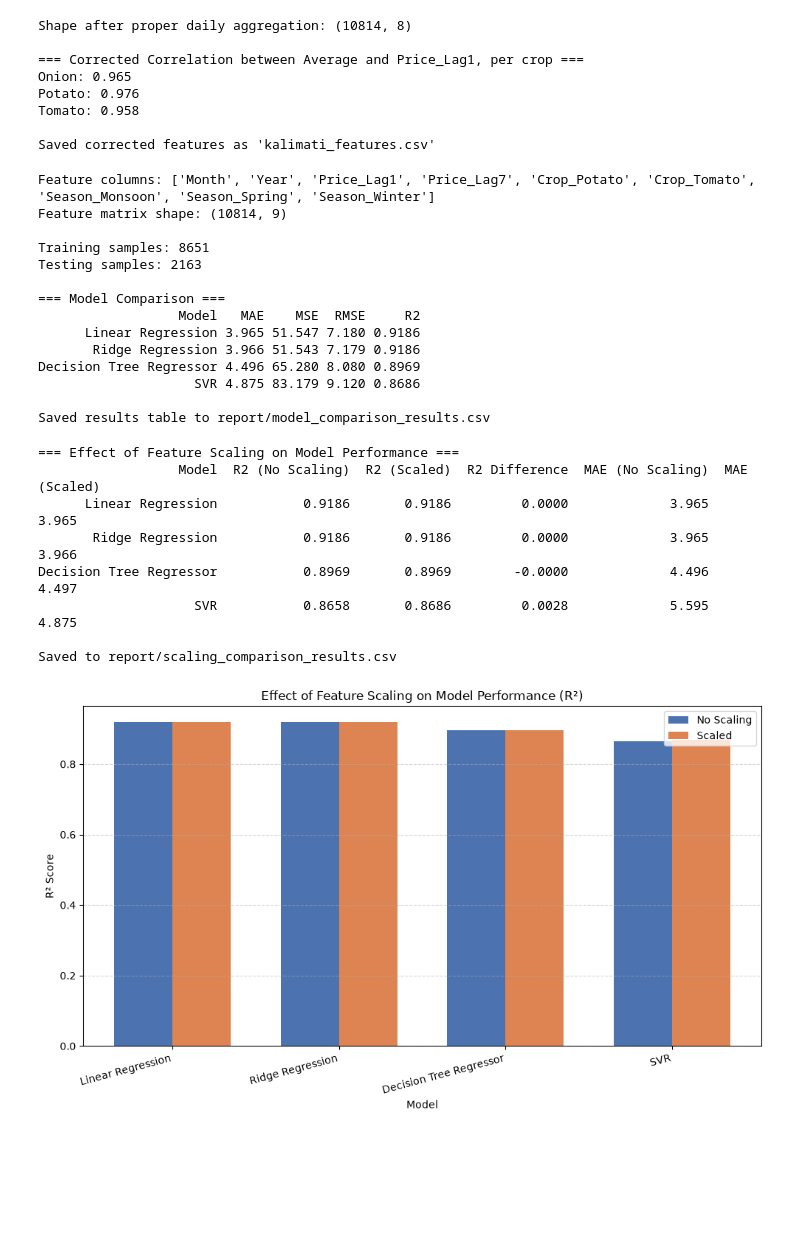
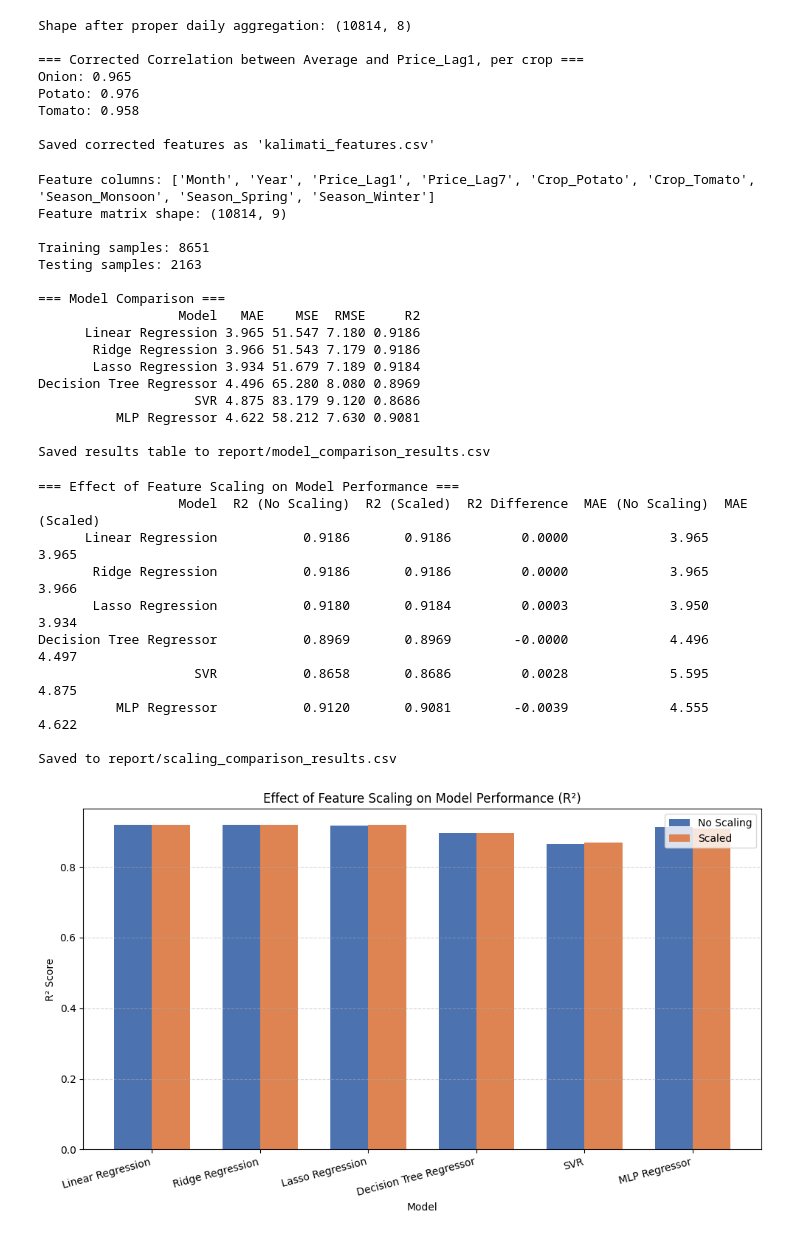
Before and after one commit to umeshshahi2026/kalimati-crop-price-prediction-machine-learning-MBL--final-assignment, a Jupyter notebook: notebooks/analysis.ipynb, the cells around one changed output. Saved outputs shown, nothing was run; the diff lists cells and outputs as text; code cells hidden in the pictures; blank space fills up the shorter version.

```diff
--- a/notebooks/analysis.ipynb
+++ b/notebooks/analysis.ipynb
@@ -276,7 +276,8 @@ Saved corrected features as 'kalimati_features.csv'
 import pandas as pd
 from sklearn.model_selection import train_test_split
 from sklearn.preprocessing import StandardScaler
-from sklearn.linear_model import LinearRegression, Ridge
+from sklearn.linear_model import LinearRegression, Ridge, Lasso
+from sklearn.neural_network import MLPRegressor
 from sklearn.tree import DecisionTreeRegressor
 from sklearn.svm import SVR
 from sklearn.metrics import mean_absolute_error, mean_squared_error, r2_score
@@ -327,8 +328,10 @@ X_test_scaled = scaler.transform(X_test)          # apply the same scale to test
 models = {
     'Linear Regression': LinearRegression(),
     'Ridge Regression': Ridge(alpha=1.0),
+    'Lasso Regression': Lasso(alpha=0.1, random_state=42),
     'Decision Tree Regressor': DecisionTreeRegressor(max_depth=8, random_state=42),
-    'SVR': SVR(kernel='rbf', C=10, epsilon=0.5)
+    'SVR': SVR(kernel='rbf', C=10, epsilon=0.5),
+    'MLP Regressor': MLPRegressor(hidden_layer_sizes=(64, 32), max_iter=500, random_state=42)
 }
 
 # ---------- Train each model and evaluate ----------
@@ -377,8 +380,10 @@ Testing samples: 2163
                   Model   MAE    MSE  RMSE     R2
       Linear Regression 3.965 51.547 7.180 0.9186
        Ridge Regression 3.966 51.543 7.179 0.9186
+       Lasso Regression 3.934 51.679 7.189 0.9184
 Decision Tree Regressor 4.496 65.280 8.080 0.8969
                     SVR 4.875 83.179 9.120 0.8686
+          MLP Regressor 4.622 58.212 7.630 0.9081
 
 Saved results table to report/model_comparison_results.csv
 # %%
@@ -390,8 +395,10 @@ scaling_results = []
 for name, model_class in [
     ('Linear Regression', LinearRegression),
     ('Ridge Regression', lambda: Ridge(alpha=1.0)),
+    ('Lasso Regression', lambda: Lasso(alpha=0.1, random_state=42)),
     ('Decision Tree Regressor', lambda: DecisionTreeRegressor(max_depth=8, random_state=42)),
-    ('SVR', lambda: SVR(kernel='rbf', C=10, epsilon=0.5))
+    ('SVR', lambda: SVR(kernel='rbf', C=10, epsilon=0.5)),
+    ('MLP Regressor', lambda: MLPRegressor(hidden_layer_sizes=(64, 32), max_iter=500, random_state=42))
 ]:
     # ---------- WITHOUT scaling ----------
     model_unscaled = model_class() if callable(model_class) else model_class
@@ -427,34 +434,36 @@ print("\nSaved to report/scaling_comparison_results.csv")
 # ---------- Visualize the comparison ----------
 import matplotlib.pyplot as plt
 import numpy as np
 
 fig, ax = plt.subplots(figsize=(10, 6))
 x_pos = np.arange(len(scaling_df))
 width = 0.35
 
 ax.bar(x_pos - width/2, scaling_df['R2 (No Scaling)'], width, label='No Scaling', color='#4C72B0')
 ax.bar(x_pos + width/2, scaling_df['R2 (Scaled)'], width, label='Scaled', color='#DD8452')
 
 ax.set_xlabel('Model')
 ax.set_ylabel('R² Score')
 ax.set_title('Effect of Feature Scaling on Model Performance (R²)')
 ax.set_xticks(x_pos)
 ax.set_xticklabels(scaling_df['Model'], rotation=15, ha='right')
 ax.legend()
 ax.grid(True, axis='y', linestyle='--', alpha=0.5)
 plt.tight_layout()
 plt.savefig('../visuals/f1_scaling_comparison.png', dpi=150)
 plt.show()
 # %% [output]
 === Effect of Feature Scaling on Model Performance ===
                   Model  R2 (No Scaling)  R2 (Scaled)  R2 Difference  MAE (No Scaling)  MAE (Scaled)
       Linear Regression           0.9186       0.9186         0.0000             3.965         3.965
        Ridge Regression           0.9186       0.9186         0.0000             3.965         3.966
+       Lasso Regression           0.9180       0.9184         0.0003             3.950         3.934
 Decision Tree Regressor           0.8969       0.8969        -0.0000             4.496         4.497
                     SVR           0.8658       0.8686         0.0028             5.595         4.875
+          MLP Regressor           0.9120       0.9081        -0.0039             4.555         4.622
 
 Saved to report/scaling_comparison_results.csv
-[figure, old version]
+[figure, new version]
 # %%
 # ---------- Step 7: Results & Discussion ----------
 # Visualize actual vs predicted prices for the best model (Linear Regression)
```
Also changed, not shown: parts of 5 cells of this notebook, 17 other files.
